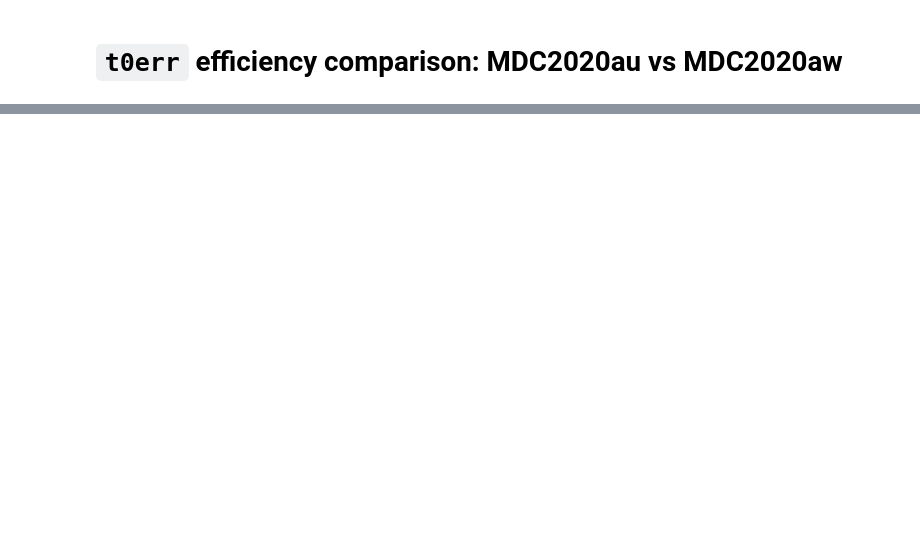
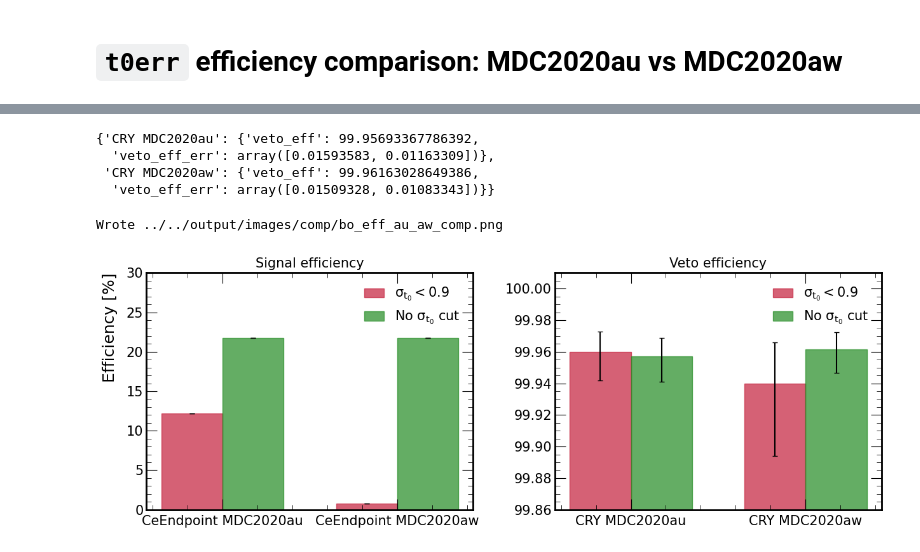
Before and after one commit to sam-grant/mu2e-cosmic, a Jupyter notebook: notebooks/comp/t0err_au_aw_comp.ipynb, the cells around one changed output, grey strips where cells are left out. Saved outputs shown, nothing was run; the diff lists cells and outputs as text; code cells hidden in the pictures; blank space fills up the shorter version.

```diff
--- a/notebooks/comp/t0err_au_aw_comp.ipynb
+++ b/notebooks/comp/t0err_au_aw_comp.ipynb
@@ -75,0 +112,12 @@ Wrote ../../output/images/comp/h10_t0err_au_aw.png
+# %%
+leg_labels = {
+    ana_labels_c[0] : "CRY MDC2020au",
+    ana_labels_c[1] : "CRY MDC2020aw",
+    ana_labels_c[2] : "CeEndpoint MDC2020au",
+    ana_labels_c[3] : "CeEndpoint MDC2020aw",
+
+    ana_labels_d[0] : "CRY MDC2020au",
+    ana_labels_d[1] : "CRY MDC2020aw",
+    ana_labels_d[2] : "CeEndpoint MDC2020au",
+    ana_labels_d[3] : "CeEndpoint MDC2020aw"
+}
@@ -75,0 +187,7 @@ Wrote ../../output/images/comp/h10_t0err_au_aw.png
+# %%
+veto_eff_dict_d
+# %% [output]
+{'CRY MDC2020au': {'veto_eff': 99.95693367786392,
+  'veto_eff_err': array([0.01593583, 0.01163309])},
+ 'CRY MDC2020aw': {'veto_eff': 99.96163028649386,
+  'veto_eff_err': array([0.01509328, 0.01083343])}}
@@ -75,0 +250,59 @@ Wrote ../../output/images/comp/h10_t0err_au_aw.png
+# %%
+import matplotlib.pyplot as plt
+import numpy as np
+
+fig, (ax1, ax2) = plt.subplots(1, 2, figsize=(6.4*2, 4.8))
+
+# Signal efficiency
+labels = list(sig_eff_dict_c.keys())
+sig_effs_c = [data["sig_eff"] for data in sig_eff_dict_c.values()]
+sig_errs_c = np.array([[data["sig_eff_err"][0] for data in sig_eff_dict_c.values()],
+                      [data["sig_eff_err"][1] for data in sig_eff_dict_c.values()]])
+sig_effs_d = [data["sig_eff"] for data in sig_eff_dict_d.values()]
+sig_errs_d = np.array([[data["sig_eff_err"][0] for data in sig_eff_dict_d.values()],
+                      [data["sig_eff_err"][1] for data in sig_eff_dict_d.values()]])
+
+# Create offset positions for side-by-side bars
+x = np.arange(len(labels))
+width = 0.35
+
+ax1.bar(x - width/2, sig_effs_c, width, yerr=sig_errs_c, capsize=3,
+        color="#C41E3A", alpha=0.7, edgecolor="#C41E3A", label=r"$\sigma_{t_0} < 0.9$")
+ax1.bar(x + width/2, sig_effs_d, width, yerr=sig_errs_d, capsize=3,
+        color="#228B22", alpha=0.7, edgecolor="#228B22", label=r"No $\sigma_{t_0}$ cut")
+ax1.set_xticks(x)
+ax1.set_ylim(0, 30)
+ax1.set_xticklabels(labels) #, rotation=45)
+ax1.set_ylabel('Efficiency [%]')
+ax1.set_title('Signal efficiency')
+ax1.legend()
+
+# Veto efficiency - FIXED: using correct data sources
+labels = list(veto_eff_dict_c.keys())
+veto_effs_c = [data["veto_eff"] for data in veto_eff_dict_c.values()]  # Fixed: was using _d
+veto_errs_c = np.array([[data["veto_eff_err"][0] for data in veto_eff_dict_c.values()],  # Fixed: was using _d
+                       [data["veto_eff_err"][1] for data in veto_eff_dict_c.values()]])  # Fixed: was using _d
+veto_effs_d = [data["veto_eff"] for data in veto_eff_dict_d.values()]
+veto_errs_d = np.array([[data["veto_eff_err"][0] for data in veto_eff_dict_d.values()],
+                       [data["veto_eff_err"][1] for data in veto_eff_dict_d.values()]])
+
+x = np.arange(len(labels))
+ax2.bar(x - width/2, veto_effs_c, width, yerr=veto_errs_c, capsize=3,
+        color="#C41E3A", alpha=0.7, edgecolor="#C41E3A", label=r"$\sigma_{t_0} < 0.9$")
+ax2.bar(x + width/2, veto_effs_d, width, yerr=veto_errs_d, capsize=3,
+        color="#228B22", alpha=0.7, edgecolor="#228B22", label=r"No $\sigma_{t_0}$ cut")
+ax2.set_ylim(99.86, 100.01)
+ax2.set_xticks(x)
+ax2.set_xticklabels(labels) #, rotation=25)
+# ax2.set_ylabel('Efficiency [%]')
+ax2.set_title('Veto efficiency')
+ax2.legend()
+
+plt.tight_layout()
+out_path = "../../output/images/comp/bo_eff_au_aw_comp.png"
+plt.savefig(out_path, dpi=300)
+print(f"Wrote {out_path}")
+plt.show()  # Add this if you want to display the plot
+# %% [output]
+Wrote ../../output/images/comp/bo_eff_au_aw_comp.png
+[figure, added]
```
Also changed, not shown: parts of 14 cells of this notebook.
